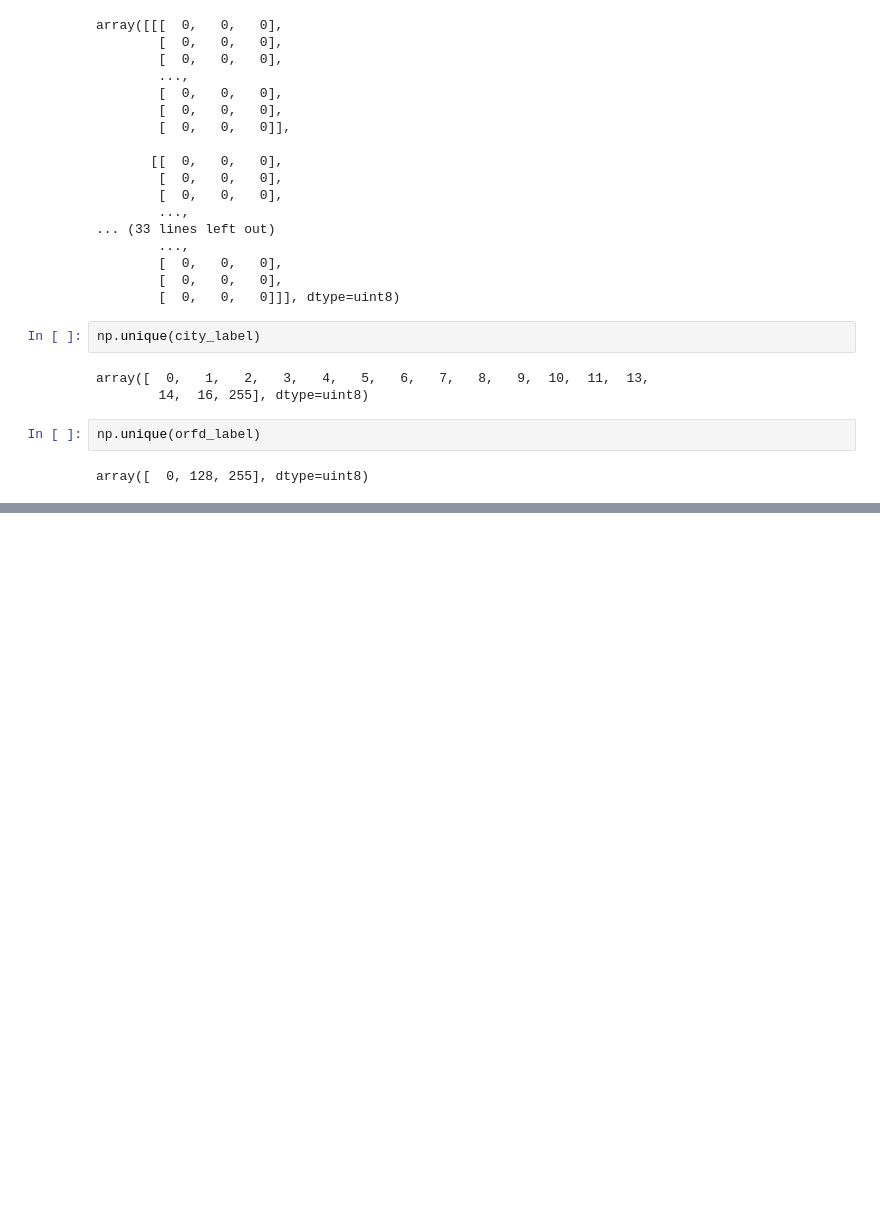
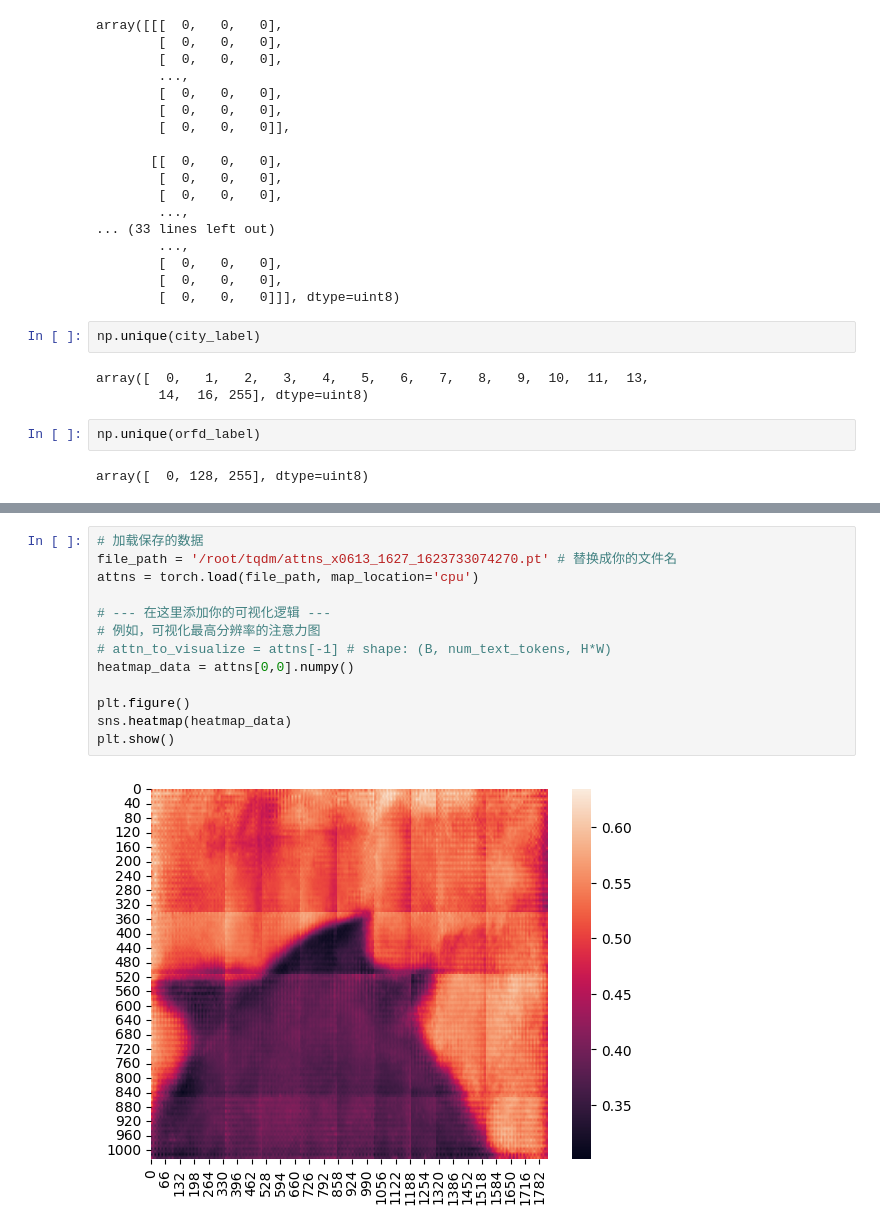
Before and after one commit to zhihuazhao-bit/tqt, a Jupyter notebook: orfd_reproduce.ipynb, the cells around one changed output, grey strips where cells are left out. Cells and saved outputs as stored; diff of their text form; blank space fills up the shorter version.

```diff
--- a/orfd_reproduce.ipynb
+++ b/orfd_reproduce.ipynb
@@ -69,0 +94,15 @@ array([  0, 128, 255], dtype=uint8)
+# %%
+# 加载保存的数据
+file_path = '/root/tqdm/attns_x0613_1627_1623733074270.pt' # 替换成你的文件名
+attns = torch.load(file_path, map_location='cpu')
+
+# --- 在这里添加你的可视化逻辑 ---
+# 例如，可视化最高分辨率的注意力图
+# attn_to_visualize = attns[-1] # shape: (B, num_text_tokens, H*W)
+heatmap_data = attns[0,0].numpy()
+
+plt.figure()
+sns.heatmap(heatmap_data)
+plt.show()
+# %% [output]
+[figure, added]
```
Also changed, not shown: parts of 5 cells of this notebook, 24 other files.
